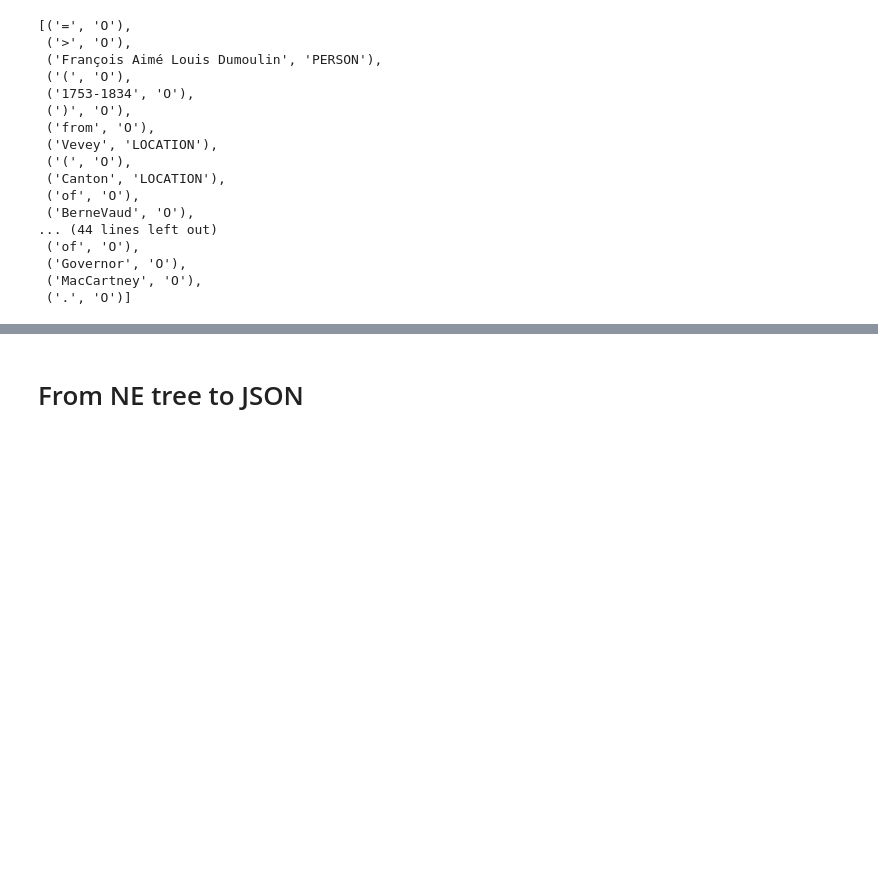
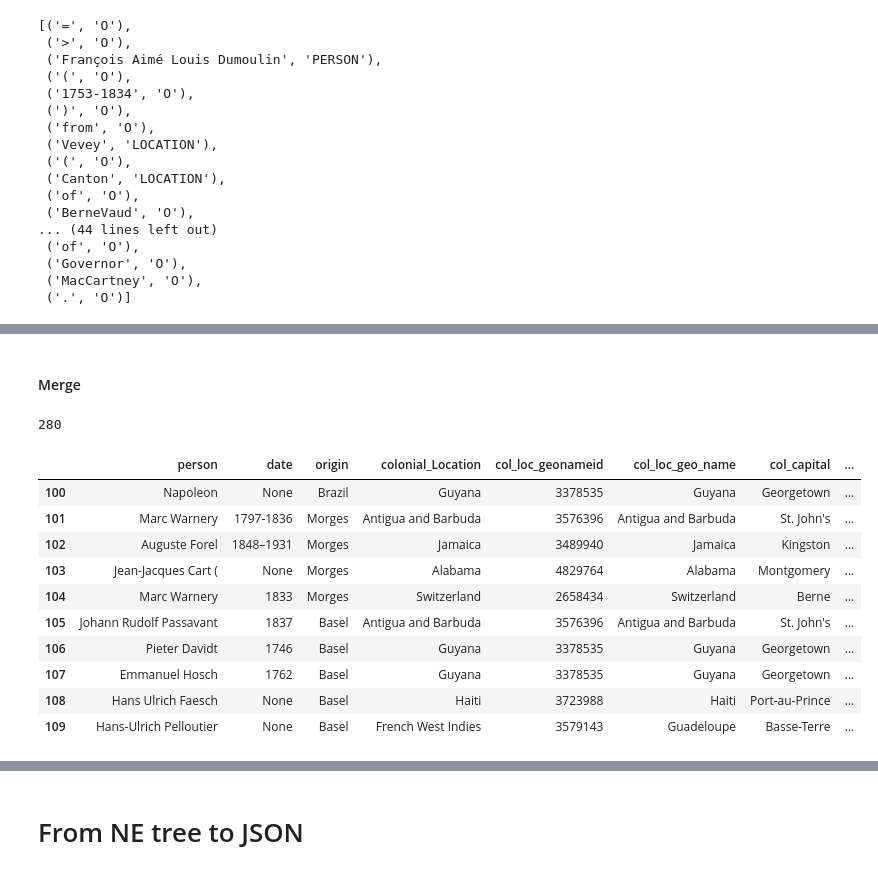
Before and after one commit to ych-wang/Colonial-heritage-in-Switzerland, a Jupyter notebook: caricom-text-processing.ipynb, the cells around one changed output, grey strips where cells are left out. Drawn from its saved outputs; the diff is of its cells as text; code cells hidden in the pictures; blank space fills up the shorter version.

```diff
--- a/caricom-text-processing.ipynb
+++ b/caricom-text-processing.ipynb
@@ -287,0 +1158,35 @@ def ner_text(text):
+# %%
+origin_cities = origin_cities.drop_duplicates()
+origin_cities = origin_cities.rename(columns={"geonameid": "origin_loc_geonameid", "name": "origin_geo_name",'latitude':"origin_latitude",'longitude':"origin_longitude"})
+# %% [markdown]
+#### Merge
+# %%
+len(caricom_col_loc)
+# %% [output]
+280
+# %%
+caricom_both_loc = caricom_col_loc.merge( origin_cities,how = 'outer', left_on='origin', right_on='origin_geo_name')
+# %%
+origin_geo_all = gc.get_cities_by_name('Bern')[0]
+keyId_bern = list(origin_geo_all.keys())[0]
+# %%
+import numpy as np
+caricom_both_loc['origin_geo_name'] = caricom_both_loc['origin_geo_name'].replace(np.nan, 'Bern')
+caricom_both_loc['origin_loc_geonameid'] = caricom_both_loc['origin_loc_geonameid'].replace(np.nan,keyId_bern)
+# %%
+caricom_both_loc[['person','date','origin','colonial_Location',
+                  'col_loc_geonameid','col_loc_geo_name','col_capital','col_latitude',
+                 'col_longitude','origin_loc_geonameid','origin_geo_name',
+                  'origin_latitude','origin_longitude']].iloc[100:110]
+# %% [output]
+|  | person | date | origin | colonial_Location | col_loc_geonameid | col_loc_geo_name | col_capital | ... |
+| 100 | Napoleon | None | Brazil | Guyana | 3378535 | Guyana | Georgetown | ... |
+| 101 | Marc Warnery | 1797-1836 | Morges | Antigua and Barbuda | 3576396 | Antigua and Barbuda | St. John's | ... |
+| 102 | Auguste Forel | 1848–1931 | Morges | Jamaica | 3489940 | Jamaica | Kingston | ... |
+| 103 | Jean-Jacques Cart ( | None | Morges | Alabama | 4829764 | Alabama | Montgomery | ... |
+| 104 | Marc Warnery | 1833 | Morges | Switzerland | 2658434 | Switzerland | Berne | ... |
+| 105 | Johann Rudolf Passavant | 1837 | Basel | Antigua and Barbuda | 3576396 | Antigua and Barbuda | St. John's | ... |
+| 106 | Pieter Davidt | 1746 | Basel | Guyana | 3378535 | Guyana | Georgetown | ... |
+| 107 | Emmanuel Hosch | 1762 | Basel | Guyana | 3378535 | Guyana | Georgetown | ... |
+| 108 | Hans Ulrich Faesch | None | Basel | Haiti | 3723988 | Haiti | Port-au-Prince | ... |
+| 109 | Hans-Ulrich Pelloutier | None | Basel | French West Indies | 3579143 | Guadeloupe | Basse-Terre | ... |
```
Also changed, not shown: parts of 99 cells of this notebook.
